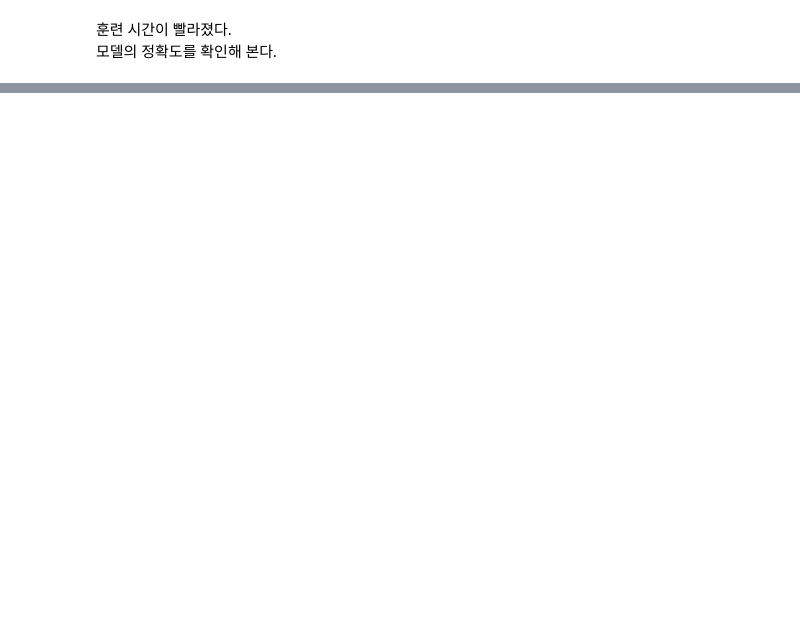
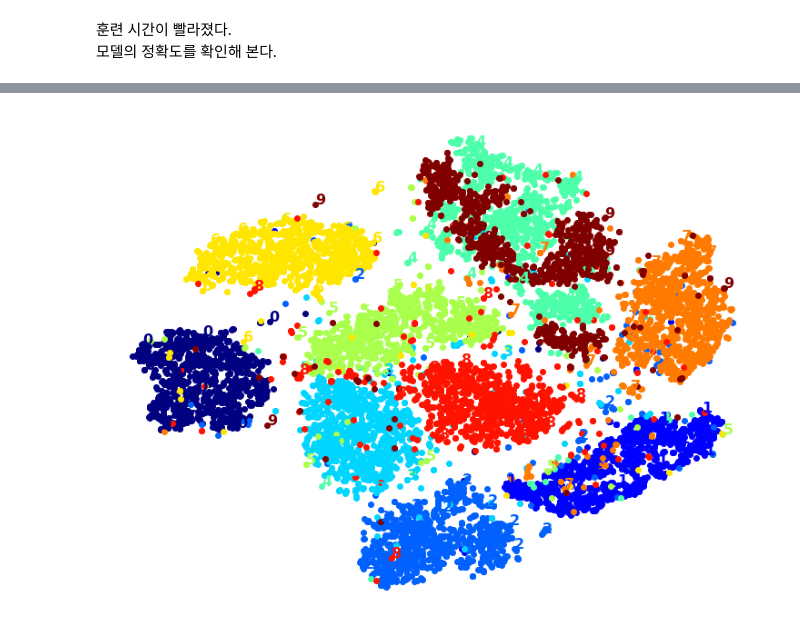
Before and after one commit to kxdah/HandsOnML, a Jupyter notebook: 08_dimensionality_reduction.ipynb, the cells around one changed output, grey strips where cells are left out. Cells and saved outputs as stored; diff of their text form; code cells hidden in the pictures; blank space fills up the shorter version.

```diff
--- a/08_dimensionality_reduction.ipynb
+++ b/08_dimensionality_reduction.ipynb
@@ -1070,0 +1054,33 @@ plt.show()
+# %%
+from sklearn.preprocessing import MinMaxScaler
+from matplotlib.offsetbox import AnnotationBbox, OffsetImage
+
+def plot_digits(X, y, min_distance=0.05, images=None, figsize=(13, 10)):
+    # 입력 특성의 스케일을 0에서 1 사이로 만듭니다.
+    X_normalized = MinMaxScaler().fit_transform(X)
+    # 그릴 숫자의 좌표 목록을 만듭니다.
+    # 반복문 아래에서 `if` 문장을 쓰지 않기 위해 시작할 때 이미 그래프가 그려져 있다고 가정합니다.
+    neighbors = np.array([[10., 10.]])
+    # 나머지는 이해하기 쉽습니다.
+    plt.figure(figsize=figsize)
+    cmap = mpl.cm.get_cmap("jet")
+    digits = np.unique(y)
+    for digit in digits:
+        plt.scatter(X_normalized[y == digit, 0], X_normalized[y == digit, 1], c=[cmap(digit / 9)])
+    plt.axis("off")
+    ax = plt.gcf().gca()  # 현재 그래프의 축을 가져옵니다.
+    for index, image_coord in enumerate(X_normalized):
+        closest_distance = np.linalg.norm(neighbors - image_coord, axis=1).min()
+        if closest_distance > min_distance:
+            neighbors = np.r_[neighbors, [image_coord]]
+            if images is None:
+                plt.text(image_coord[0], image_coord[1], str(int(y[index])),
+                         color=cmap(y[index] / 9), fontdict={"weight": "bold", "size": 16})
+            else:
+                image = images[index].reshape(28, 28)
+                imagebox = AnnotationBbox(OffsetImage(image, cmap="binary"), image_coord)
+                ax.add_artist(imagebox)
+# %%
+plot_digits(X_reduced, y)
+# %% [output]
+[figure, added]
```
Also changed, not shown: parts of 87 cells of this notebook.
